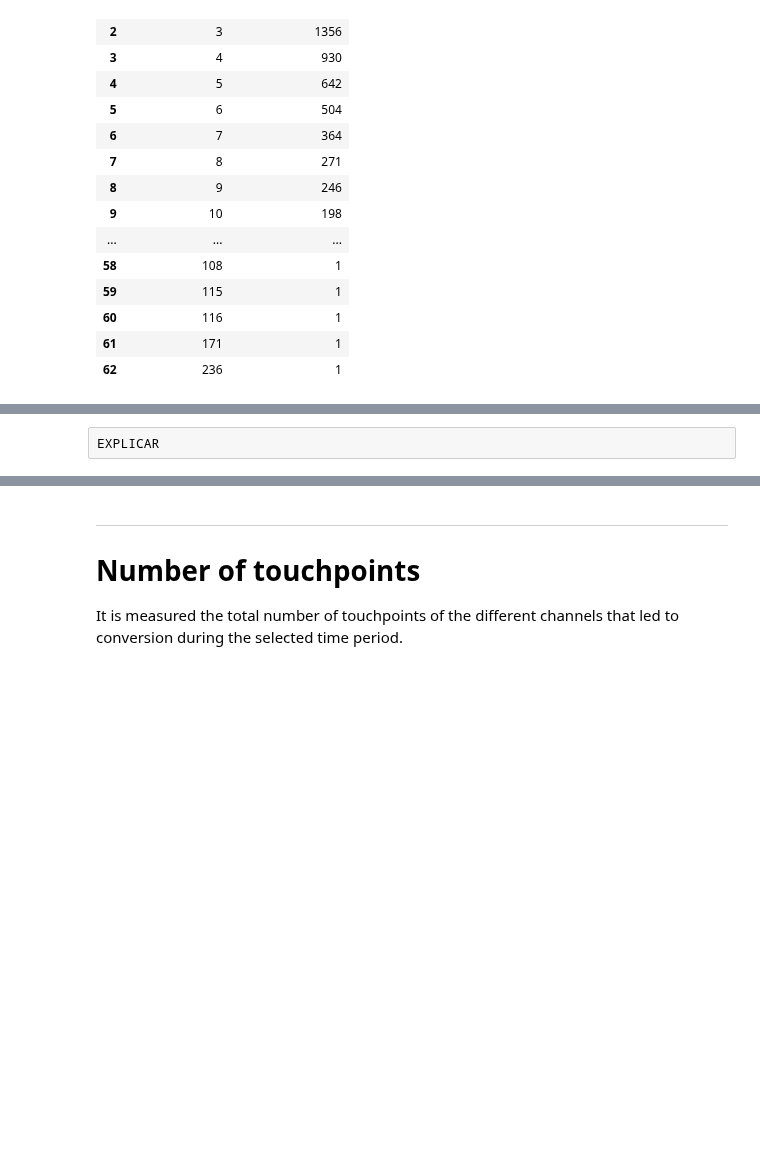
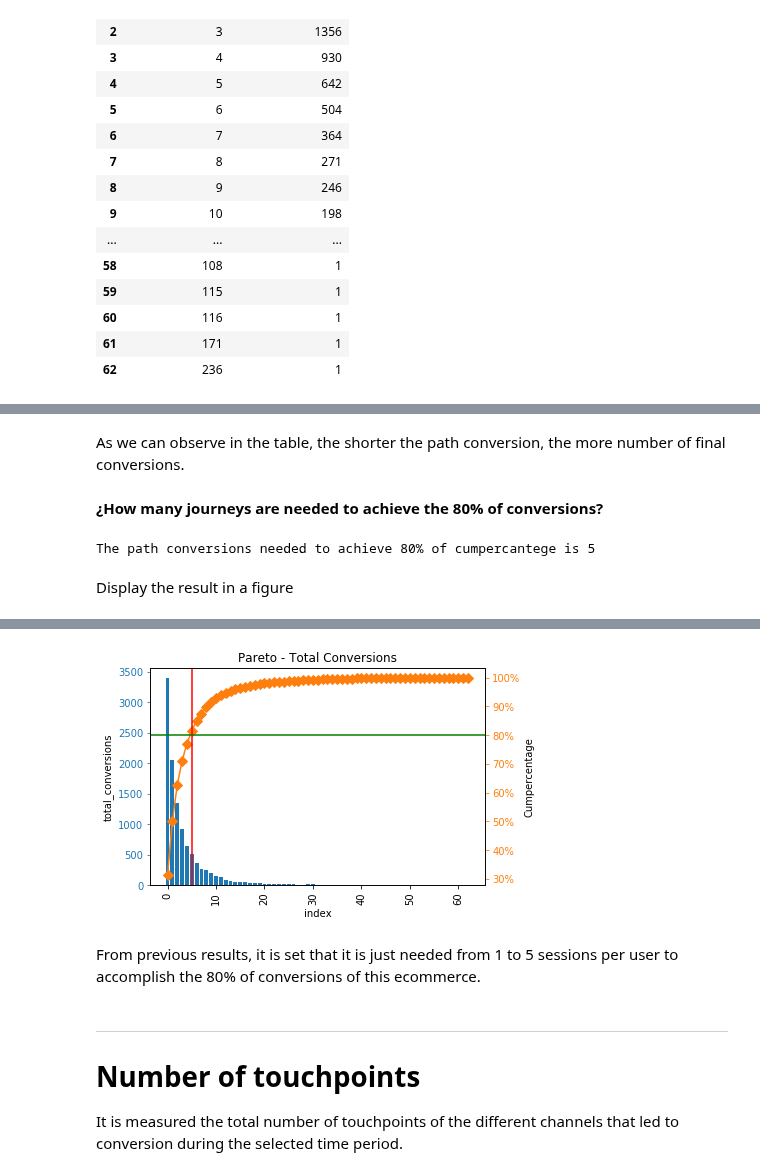
Before and after one commit to trimiguel/tfm, a Jupyter notebook: ufo/notebook/ufo.ipynb, the cells around one changed output, grey strips where cells are left out. Saved outputs shown, nothing was run; the diff lists cells and outputs as text; code cells hidden in the pictures; blank space fills up the shorter version.

Commit message:
step22_finalproject

```diff
--- a/ufo/notebook/ufo.ipynb
+++ b/ufo/notebook/ufo.ipynb
@@ -168,5 +168,3 @@ df_journeys
 | 60 | 116 | 1 |
 | 61 | 171 | 1 |
 | 62 | 236 | 1 |
-# %%
-sns.set(style="whitegrid")
@@ -185,2 +171,53 @@ df_journeys['total_conversions'].median()
-# %% [raw]
-EXPLICAR
+# %% [markdown]
+As we can observe in the table, the shorter the path conversion, the more number of final conversions.
+# %% [markdown]
+**¿How many journeys are needed to achieve the 80% of conversions?**
+# %%
+#reset index
+df_journeys.reset_index(inplace = True)
+
+#create cumpercentage column
+df_journeys['Cumpercentage'] = df_journeys['total_conversions'].cumsum()/df_journeys['total_conversions'].sum()*100
+
+#select references
+references_selected = np.min(df_journeys.loc[df_journeys['Cumpercentage'] > 80, 'index'])
+
+#print
+print('The number path conversions needed to achieve 80% of cumpercantege is',references_selected)
+# %% [output]
+The path conversions needed to achieve 80% of cumpercantege is 5
+# %% [markdown]
+Display the result in a figure
+# %%
+#set figure
+plt.figure(figsize=(1000,10000))
+fig, ax = plt.subplots()
+
+#set xticks
+ax.bar(df_journeys.index, df_journeys['total_conversions'], color='C0')
+plt.xticks(rotation='vertical')
+ax2 = ax.twinx()
+ax2.plot(df_journeys.index, df_journeys['Cumpercentage'], color='C1', marker='D', ms=7)
+ax2.yaxis.set_major_formatter(PercentFormatter())
+
+#set params
+ax.tick_params(axis='y', direction='out', colors='C0')
+ax2.tick_params(axis='y', direction='out', colors='C1')
+
+#set title for the plot and labels
+plt.title('Pareto - Total Conversions')
+
+ax.set_xlabel('index')
+ax.set_ylabel('total_conversions')
+ax2.set_ylabel('Cumpercentage')
+
+#ax.set_title('Pareto - Units Sold')
+#ax2.set_title('ax2 title')
+plt.axvline(round(np.min(df_journeys.loc[df_journeys['Cumpercentage'] > 80, 'index']),2), color='r')
+plt.axhline(80, color = 'green')
+
+
+#show
+plt.show()
+fig.savefig('./img/pareto_total_convesion.png', dpi = 180)
+# %% [output]
@@ -187,3 +225,6 @@ EXPLICAR
+[figure, added]
+# %% [markdown]
+From previous results, it is set that it is just needed from 1 to 5 sessions per user to accomplish the 80% of conversions of this ecommerce.
 # %% [markdown]
 -----------------------------------------------------------------------------------
 <a name='touchpoints'></a>
```
Also changed, not shown: parts of 12 cells of this notebook, 12 other files.
